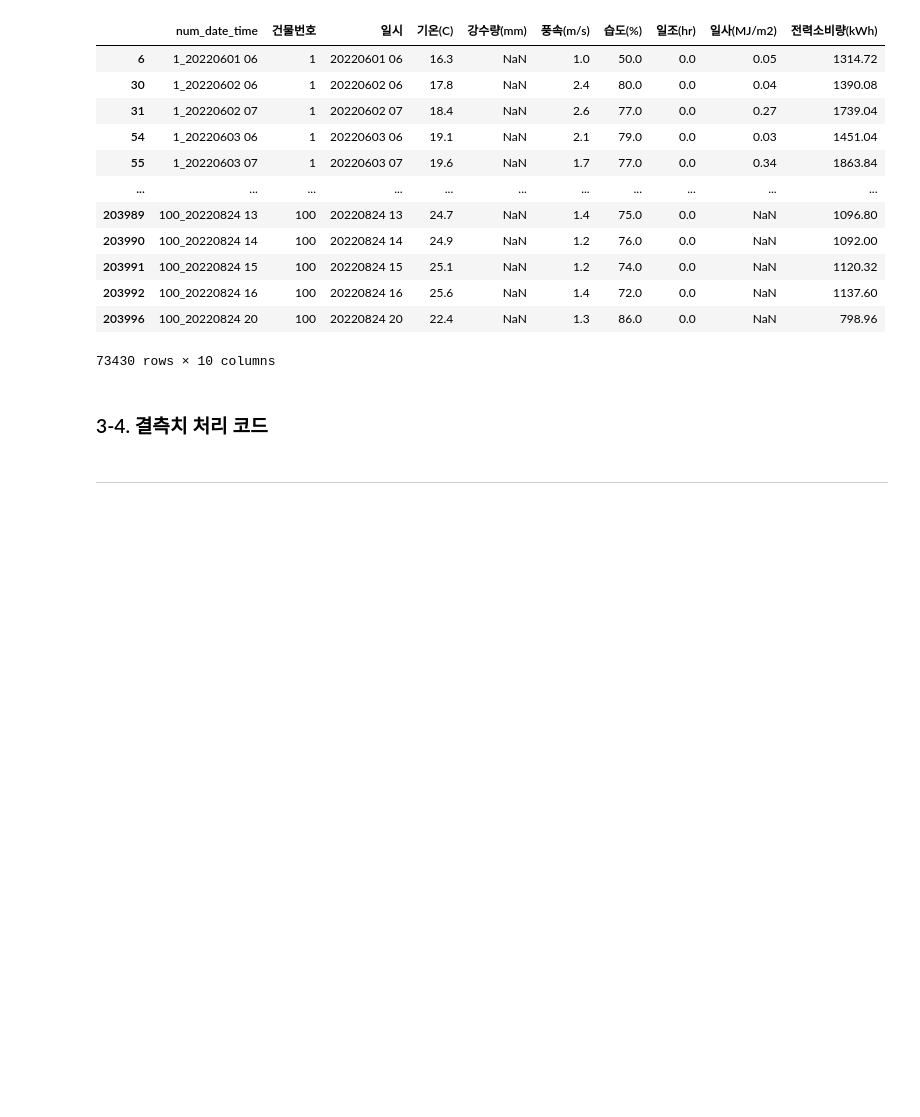
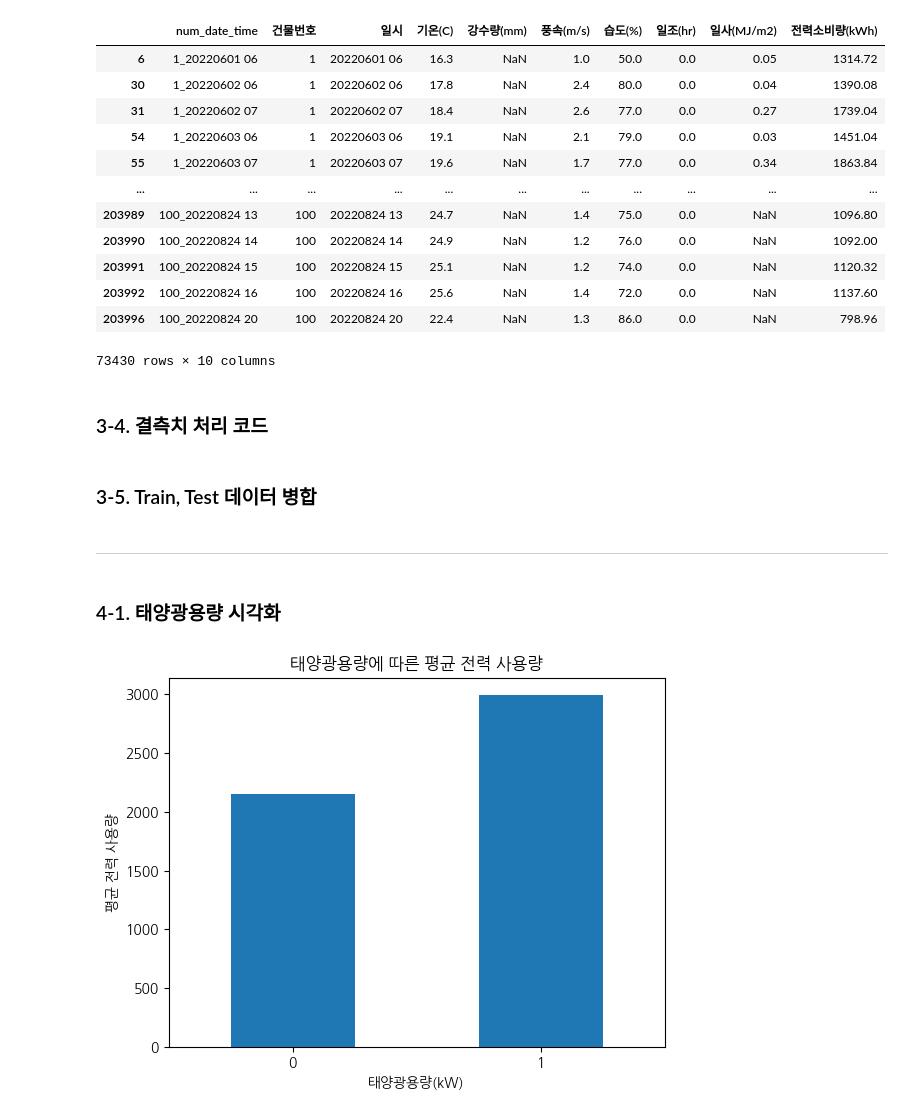
Before and after one commit to dongkieric98/-, a Jupyter notebook: electricity_EDA.ipynb, the cells around one changed output. Drawn from its saved outputs; the diff is of its cells as text; code cells hidden in the pictures; blank space fills up the shorter version.

Commit message:
train, test 데이터를 building 데이터와 병합

```diff
--- a/electricity_EDA.ipynb
+++ b/electricity_EDA.ipynb
@@ -120,5 +120,29 @@ test.drop(columns=['num_date_time', '강수량(mm)'], axis=1, inplace=True)
 train.fillna(0, inplace=True)
 test.fillna(0, inplace=True)
 building.fillna(0, inplace=True)
+# %% [markdown]
+### 3-5. Train, Test 데이터 병합
+# %%
+# train,test 데이터셋을 building 데이터와 병합
+train = pd.merge(building, train, on = '건물번호')
+test = pd.merge(building, test, on = '건물번호')
 # %% [markdown]
 --------------------
+# %% [markdown]
+### 4-1. 태양광용량 시각화
+# %%
+# 태양광용량 전처리
+train['태양광용량(kW)'] = train['태양광용량(kW)'].apply(lambda x : 1 if x != 0 else x)
+train['태양광용량(kW)'] = train['태양광용량(kW)'].astype('int')
+test['태양광용량(kW)'] = test['태양광용량(kW)'].apply(lambda x : 1 if x != 0 else x)
+test['태양광용량(kW)'] = test['태양광용량(kW)'].astype('int')
+# %%
+# 태양광용량 시각화
+train.groupby('태양광용량(kW)')['전력소비량(kWh)'].mean().plot(kind='bar')
+plt.xlabel('태양광용량(kW)')
+plt.ylabel('평균 전력 사용량')
+plt.title('태양광용량에 따른 평균 전력 사용량')
+plt.xticks(rotation=0)
+plt.show()
+# %% [output]
+[figure, added]
```
